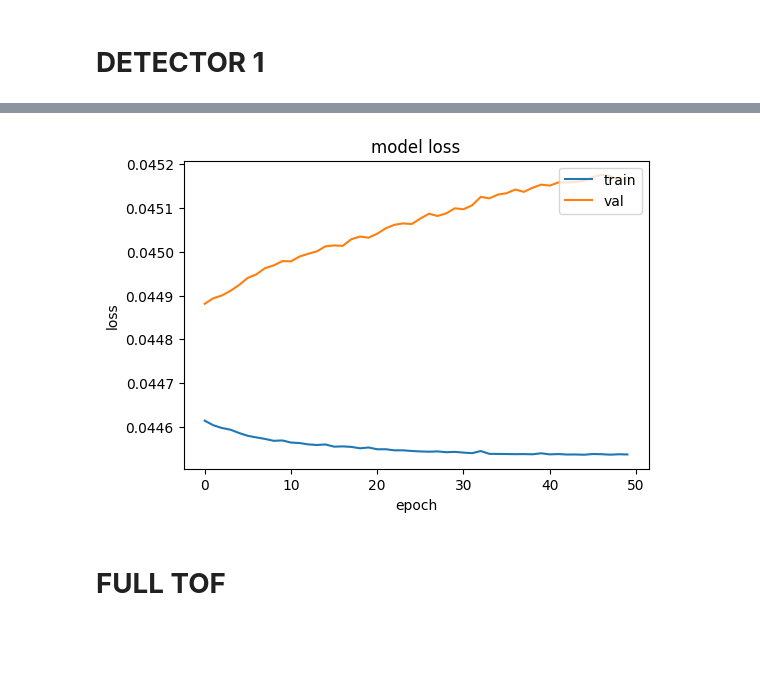
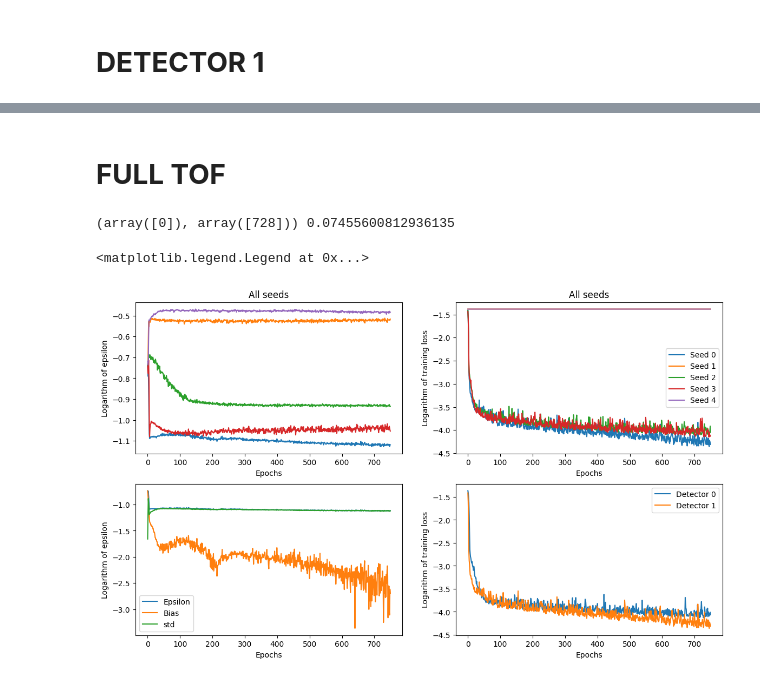
Before and after one commit to wjosefw/Signal-processing-with-Neural-networks, a Jupyter notebook: DEEP_TIMING_CONVOLUTIONAL.ipynb, the cells around one changed output, grey strips where cells are left out. Cells and saved outputs as stored; diff of their text form; code cells hidden in the pictures; blank space fills up the shorter version.

```diff
--- a/DEEP_TIMING_CONVOLUTIONAL.ipynb
+++ b/DEEP_TIMING_CONVOLUTIONAL.ipynb
@@ -303,5 +243,5 @@ for i in range(Ncasos):
 
 
 
-trainX_dec1 = INPUT_dec1[:,:,:]
+trainX_dec1 = INPUT_dec1[:,:,:].swapaxes(1,2)
 REF_train_dec1 = REF_dec1[:]
@@ -312,4 +247,0 @@ model_dec1 = model_definition(Nt_new)
-# %%
-opt = tf.keras.optimizers.AdamW(learning_rate=1e-4)
-model_dec1.compile(optimizer=opt, loss = 'MSE')
-model_dec1.summary()
@@ -354,14 +248,3 @@ Epoch 50/50
-# %%
-plt.figure(figsize=(6,4))
-plt.plot(history_dec1.history['loss'])
-plt.plot(history_dec1.history['val_loss'])
-plt.title('model loss')
-plt.ylabel('loss')
-plt.xlabel('epoch')
-plt.legend(['train', 'val'], loc='upper right')
-plt.show()
-# %% [output]
-[figure, removed]
 # %% [markdown]
 # **FULL TOF**
 # %%
@@ -376,0 +354,51 @@ test_dec1_V82 = np.stack((REFERENCE_PULSE_dec1[:new_V82.shape[0],:,0],new_V82[:,
+# %%
+epsilon = np.array(epsilon, dtype='float64')
+bias = np.array(bias, dtype='float64')
+std = np.array(std, dtype = 'float64')
+
+training_loss_dec0 = np.array(training_loss_dec0, dtype = 'float64')
+training_loss_dec1 = np.array(training_loss_dec1, dtype = 'float64')
+
+
+print(np.where(epsilon == np.min(epsilon)), np.min(epsilon))
+index = 0
+plt.figure(figsize=(14,8))
+
+plt.subplot(2,2,1)
+for i in range(epsilon.shape[0]):
+  plt.plot(np.log10(epsilon[i,:]))
+  #plt.plot(np.log10(std[i,:]))
+plt.ylabel('Logarithm of epsilon')
+plt.xlabel('Epochs')
+plt.title('All seeds')
+
+plt.subplot(2,2,2)
+for i in range(training_loss_dec0.shape[0]):
+  label = 'Seed' + ' ' + str(i)
+  #plt.plot(np.log10(training_loss_dec0[i,:]),label=label)
+  plt.plot(np.log10(training_loss_dec1[i,:]),label=label)
+plt.legend()
+plt.ylabel('Logarithm of training loss')
+plt.xlabel('Epochs')
+plt.title('All seeds')
+
+
+plt.subplot(2,2,3)
+plt.plot(np.log10(epsilon[index,:]), label = 'Epsilon')
+plt.plot(np.log10(bias[index,:]), label = 'Bias')
+plt.plot(np.log10(std[index,:]), label = 'std')
+plt.legend()
+plt.ylabel('Logarithm of epsilon')
+plt.xlabel('Epochs')
+
+plt.subplot(2,2,4)
+plt.plot(np.log10(training_loss_dec0[index,:]),label='Detector 0')
+plt.plot(np.log10(training_loss_dec1[index,:]),label='Detector 1')
+plt.ylabel('Logarithm of training loss')
+plt.xlabel('Epochs')
+
+plt.legend()
+# %% [output]
+(array([0]), array([728])) 0.07455600812936135
+<matplotlib.legend.Legend at 0x...>
+[figure, added]
```
Also changed, not shown: parts of 33 cells of this notebook.
